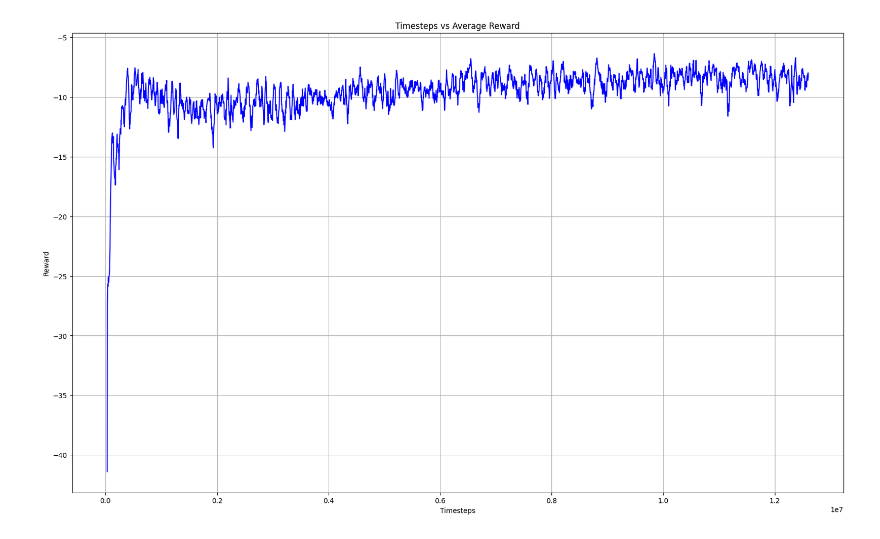
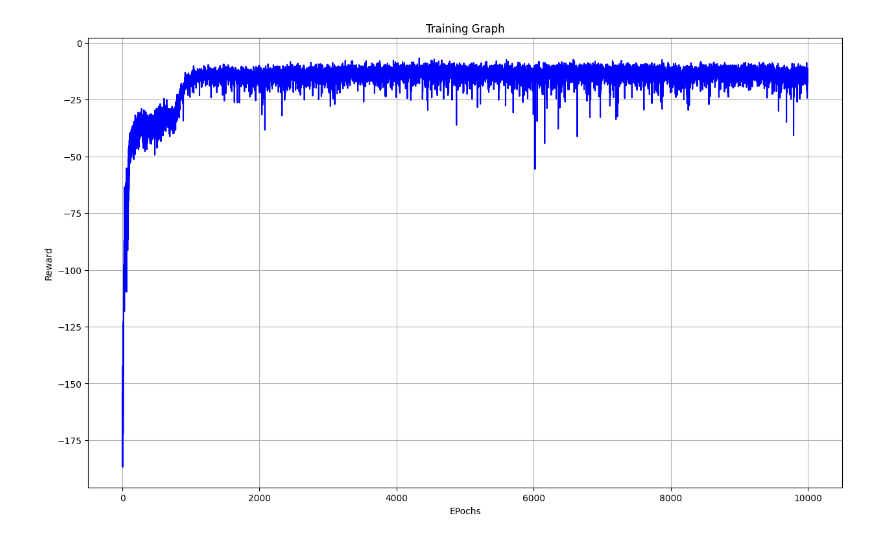
Before and after one commit to RMC-AIvsAI/CyMARL-CommFormer, a Jupyter notebook: pycomm/utils/experiment_analysis.ipynb, the cells around one changed output. Drawn from its saved outputs; the diff is of its cells as text; code cells hidden in the pictures.

```diff
--- a/pycomm/utils/experiment_analysis.ipynb
+++ b/pycomm/utils/experiment_analysis.ipynb
@@ -6,24 +6,27 @@ import pandas as pd
 import matplotlib.pyplot as plt
 
 # Load CSV into a DataFrame
-csv_file_path = 'C:/Users/Contractor/Workspace/CyMARL/pycomm/results/confidentiality_small_0_2023_12_22_T01_18_07_345992.csv'  # Replace with the actual path to your CSV file
+csv_file_path = 'C:/Users/Contractor/Workspace/CyMARL/pycomm/results/confidentiality_small_0_2024_01_02_T22_40_46_771215.csv'  # Replace with the actual path to your CSV file
 df = pd.read_csv(csv_file_path, skiprows=1)
 
+df_train = df[(df['Train_Episode'] != 0) | (df['Train_Reward'] != 0)].copy()
+df_test = df[(df['Test_Episode'] != 0) | (df['Test_Reward'] != 0)].copy()
+
 # Calculate total timesteps for each episode
-timesteps_per_episode = 12 * 30
-df['T'] = df['episode'] * timesteps_per_episode
+timesteps_per_episode = 32 * 30
 
 # Calculate rolling average of rewards
-window_size = 10  # You can adjust this parameter for the desired smoothing effect
-df['Mean_Reward'] = df['reward'].rolling(window=window_size).mean()
-
-# Plot episode vs reward
-plt.figure(figsize=(20, 12))
-plt.plot(df['T'], df['Mean_Reward'], linestyle='-', color='b')
-plt.title('Timesteps vs Average Reward')
-plt.xlabel('Timesteps')
-plt.ylabel('Reward')
-plt.grid(True)
-plt.show()
+window_size = 1  # You can adjust this parameter for the desired smoothing effect
+df_train['Mean_Train_Reward'] = df_train['Train_Reward'].rolling(window=window_size).mean()
+df_test['Mean_Test_Reward'] = df_test['Test_Reward'].rolling(window=window_size).mean()
-# %% [output]
-[figure, removed]
+# %%
+# Plot episode vs reward
+plt.figure(figsize=(15, 9))
+plt.plot(df_train['Train_Episode'], df_train['Mean_Train_Reward'], linestyle='-', color='b')
+plt.title('Training Graph')
+plt.xlabel('EPochs')
+plt.ylabel('Reward')
+plt.grid(True)
+plt.show()
+# %% [output]
+[figure, added]
```
Also changed, not shown: parts of 1 cell of this notebook, 36 other files.
